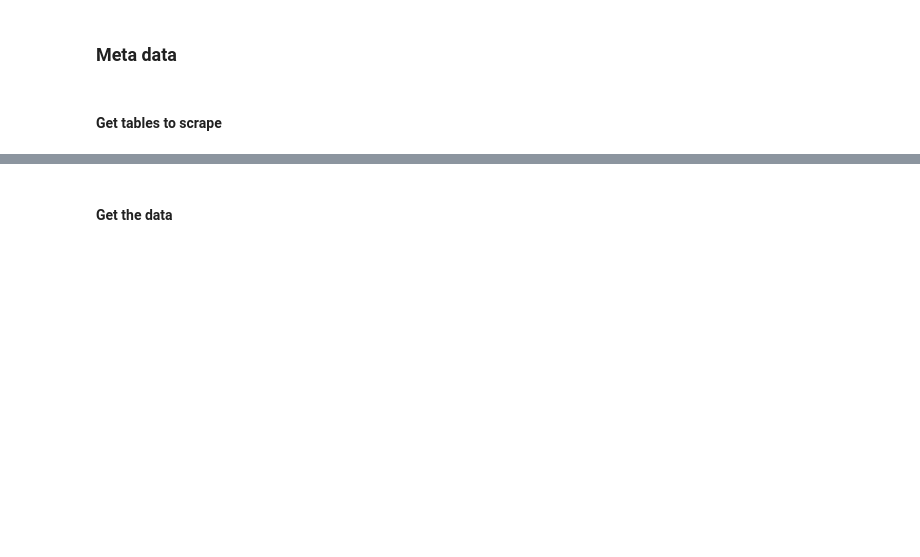
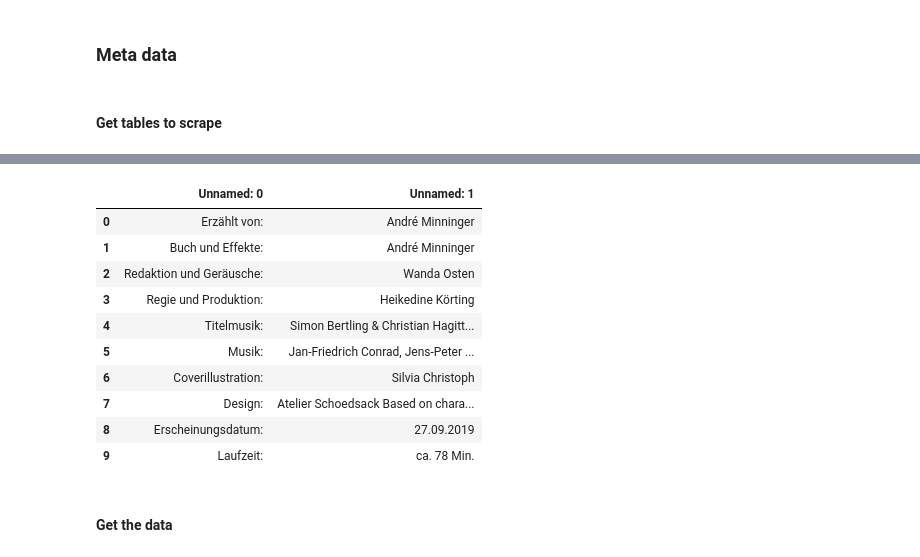
Before and after one commit to Lisa-Ho/three-investigators, a Jupyter notebook: notebooks/three-investigators-analysis.ipynb, the cells around one changed output, grey strips where cells are left out. Cells and saved outputs as stored; diff of their text form; code cells hidden in the pictures; blank space fills up the shorter version.

```diff
--- a/notebooks/three-investigators-analysis.ipynb
+++ b/notebooks/three-investigators-analysis.ipynb
@@ -59,3 +102,17 @@ meta_tables[:4]
+# %%
+pd.read_html(html_list[200])[meta_tables[200]].dropna()
+# %% [output]
+|  | Unnamed: 0 | Unnamed: 1 |
+| 0 | Erzählt von: | André Minninger |
+| 1 | Buch und Effekte: | André Minninger |
+| 2 | Redaktion und Geräusche: | Wanda Osten |
+| 3 | Regie und Produktion: | Heikedine Körting |
+| 4 | Titelmusik: | Simon Bertling & Christian Hagitt... |
+| 5 | Musik: | Jan-Friedrich Conrad, Jens-Peter ... |
+| 6 | Coverillustration: | Silvia Christoph |
+| 7 | Design: | Atelier Schoedsack Based on chara... |
+| 8 | Erscheinungsdatum: | 27.09.2019 |
+| 9 | Laufzeit: | ca. 78 Min. |
 # %% [markdown]
 #### Get the data
 # %%
```
Also changed, not shown: parts of 17 cells of this notebook.
